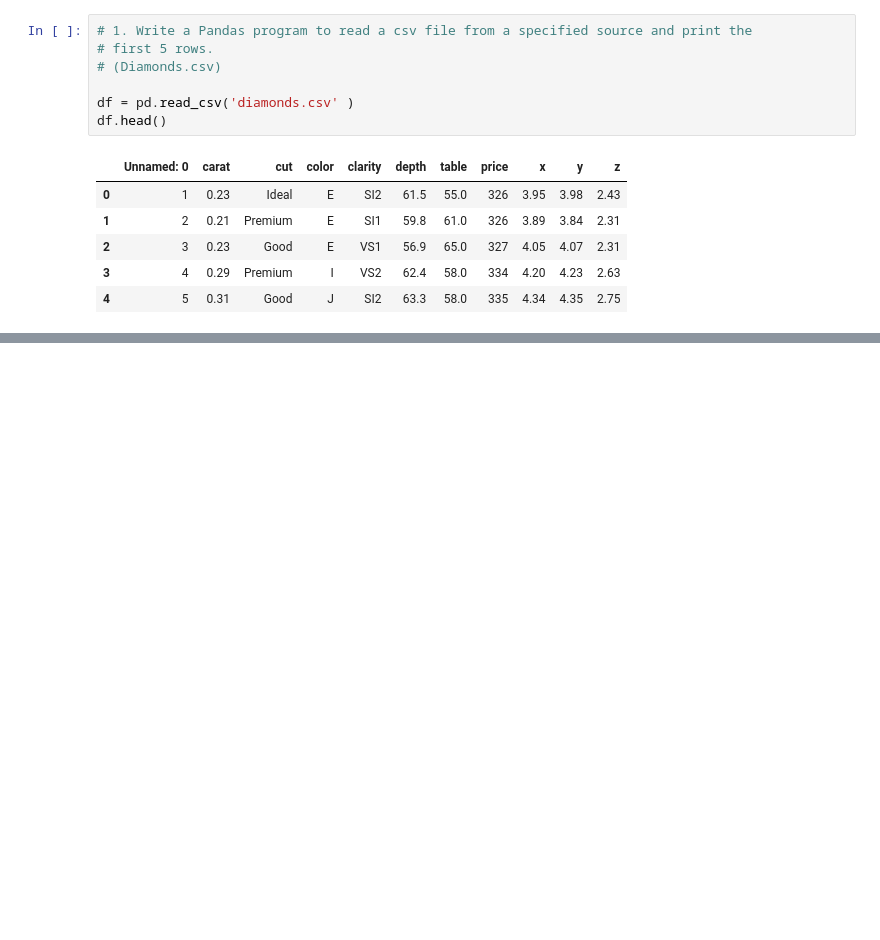
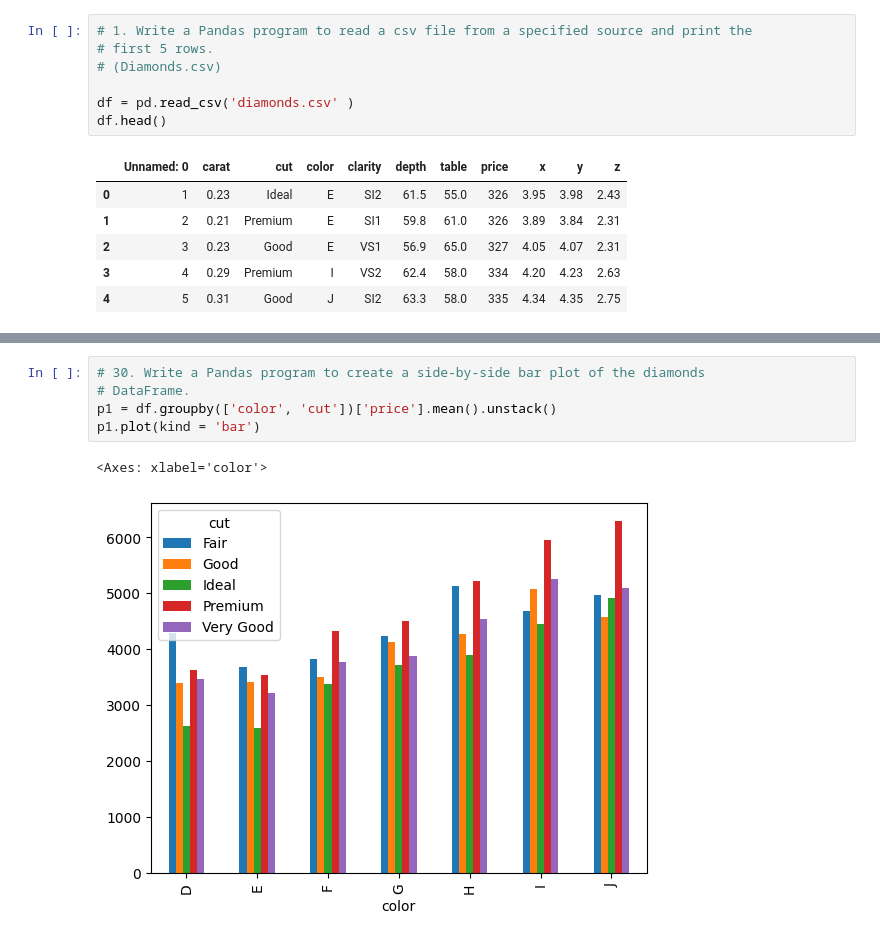
Before and after one commit to yashrajmodani/Data-Analaysis, a Jupyter notebook: Assignment3.ipynb, the cells around one changed output, grey strips where cells are left out. Saved outputs shown, nothing was run; the diff lists cells and outputs as text; blank space fills up the shorter version.

```diff
--- a/Assignment3.ipynb
+++ b/Assignment3.ipynb
@@ -1009,0 +574,8 @@ df1.sample(10)
+# %%
+# 30. Write a Pandas program to create a side-by-side bar plot of the diamonds
+# DataFrame.
+p1 = df.groupby(['color', 'cut'])['price'].mean().unstack()
+p1.plot(kind = 'bar')
+# %% [output]
+<Axes: xlabel='color'>
+[figure, added]
```
Also changed, not shown: parts of 135 cells of this notebook.
